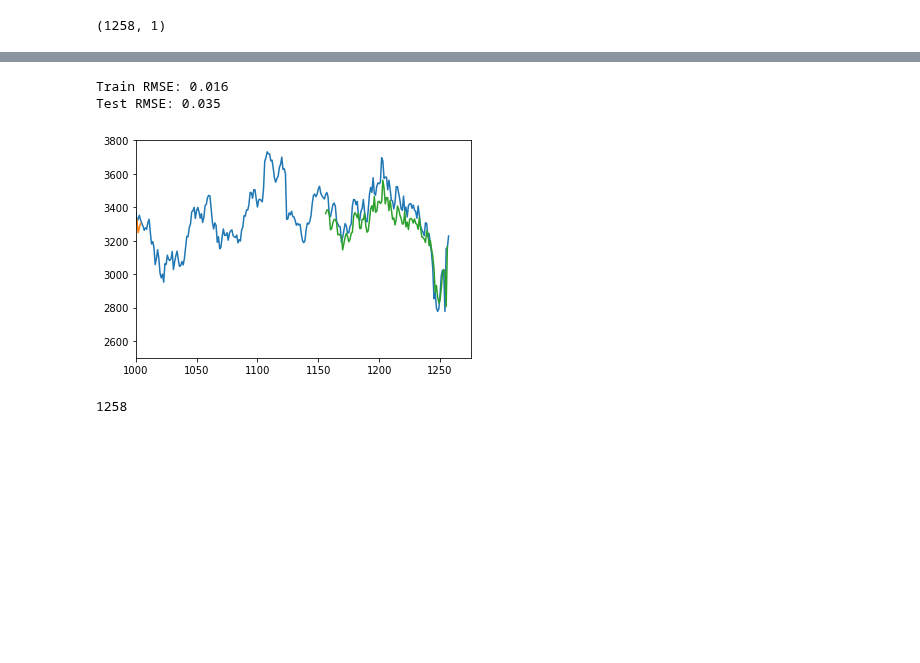
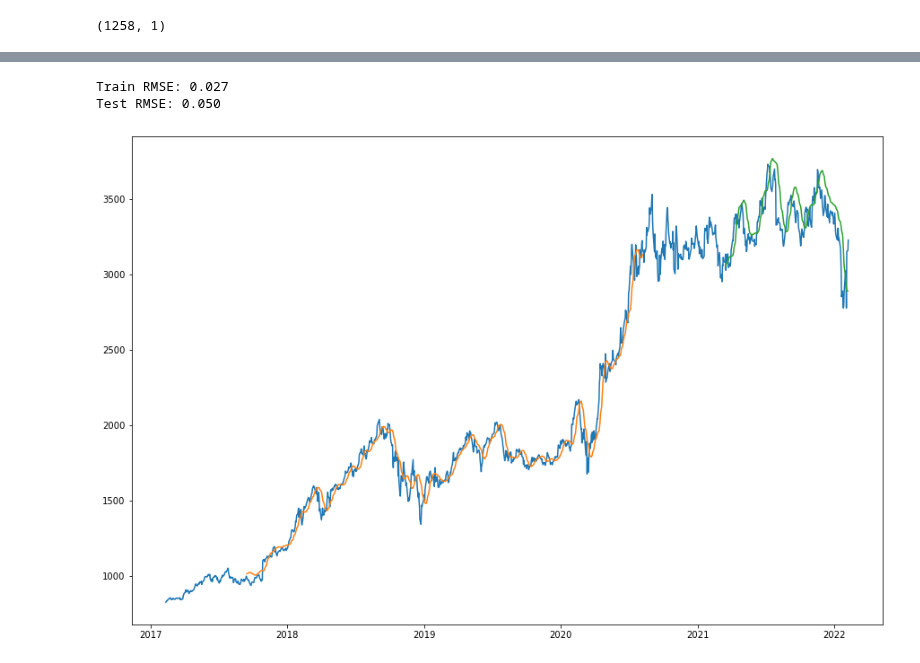
Before and after one commit to TLChilton/Senior_Capstone, a Jupyter notebook: Heman/StackedLSTM_Amazon.ipynb, the cells around one changed output, grey strips where cells are left out. Cells and saved outputs as stored; diff of their text form; code cells hidden in the pictures; blank space fills up the shorter version.

Commit message:
Fixed graphing stuff

```diff
--- a/Heman/StackedLSTM_Amazon.ipynb
+++ b/Heman/StackedLSTM_Amazon.ipynb
@@ -21,5 +16,4 @@ df.head()
 # %%
-df['date'] = pd.to_datetime(df['date']).dt.date
-df=pd.read_csv('AMZN.csv', usecols = ['date','close'])
+df=pd.read_csv('AMZN.csv', usecols = ['date','close'], parse_dates=['date'], index_col=0)
 df.head()
 # %% [output]
@@ -49,4 +31,4 @@ plt.plot(df1)
 # %%
 scaler = MinMaxScaler(feature_range=(0,1))
-df1 = scaler.fit_transform(np.array(df1).reshape(-1,1))
+df1 = scaler.fit_transform(df.values)
 # %%
@@ -99,7 +66,7 @@ from tensorflow.keras.layers import Dense
 from tensorflow.keras.layers import LSTM
 # %%
 model = Sequential()
-model.add(LSTM(50,return_sequences=True,input_shape=(150,1)))
+model.add(LSTM(50,return_sequences=True,input_shape=(X_train.shape[1], X_train.shape[2])))
 model.add(LSTM(50,return_sequences=True))
 model.add(LSTM(50))
 model.add(Dense(1))
@@ -125,6 +91,12 @@ Trainable params: 50,851
 Non-trainable params: 0
 _________________________________________________________________
 # %%
-model.fit(X_train,Y_train,validation_data=(X_test,Y_test),epochs=150,batch_size=450,verbose=1)
+history = model.fit(X_train,Y_train,validation_data=(X_test,Y_test),epochs=150,batch_size=450,verbose=1)
+# plot history
+plt.figure(figsize=(8,5))
+plt.plot(history.history['loss'], label='train_MAE')
+plt.plot(history.history['val_loss'], label='test_MAE')
+plt.legend()
+plt.show()
 # %% [output]
 Epoch 1/150
@@ -157,34 +129,18 @@ test_rmse = math.sqrt(mean_squared_error(Y_test,test_predict))
 print('Train RMSE: %.3f' % train_rmse)
 print('Test RMSE: %.3f' % test_rmse)
 # %% [output]
-Train RMSE: 0.016
-Test RMSE: 0.035
+Train RMSE: 0.027
+Test RMSE: 0.050
 # %%
 train_predict=scaler.inverse_transform(train_predict)
 test_predict=scaler.inverse_transform(test_predict)
 # %%
-# Plotting train data and shifting it by the timesteps
-look_back=150
-trainPredictPlot = np.empty_like(df1)
-trainPredictPlot[:, :] = np.nan
-trainPredictPlot[look_back:len(train_predict)+look_back,:] = train_predict
+# Plotting original data csv
+plt.figure(figsize=(15,10))
+plt.plot(df.index, df['close'].values)
+plt.plot(df.index[time_step:len(train_predict)+time_step], train_predict)
+plt.plot(df.index[len(train_predict)+(time_step*2)+1:len(df1)-1], test_predict)
 
-# Plotting test data
-testPredictPlot = np.empty_like(df1)
-testPredictPlot[:, :] = np.nan
-testPredictPlot[len(train_predict)+(look_back*2)+1:len(df1)-1,:] = test_predict
-
-# Plotting original data csv
-
-plt.plot(scaler.inverse_transform(df1))
-plt.plot(trainPredictPlot)
-plt.plot(testPredictPlot)
-plt.axis([1000, 1275, 2500, 3800])
 plt.show()
 # %% [output]
-[figure, old version]
+[figure, new version]
-# %%
-len(test_data)
-len(df)
-# %% [output]
-1258
```
Also changed, not shown: parts of 14 cells of this notebook.
